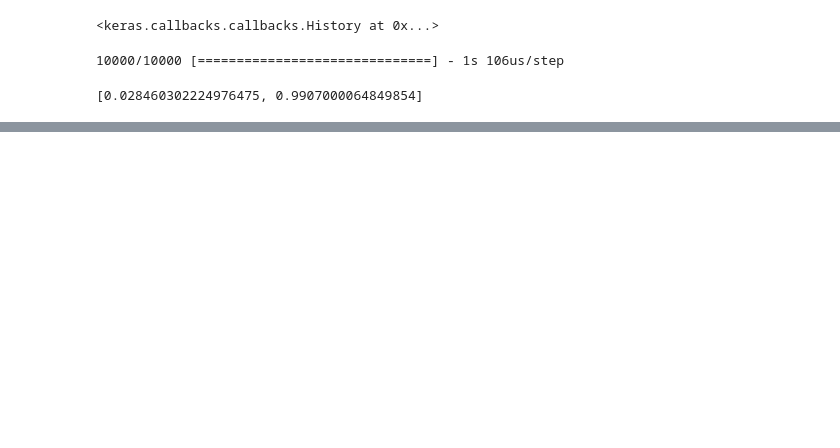
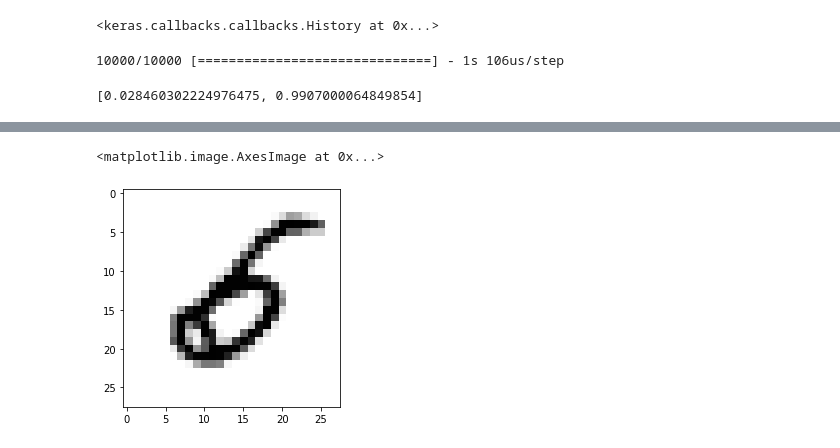
Before and after one commit to SeanScripts/digit-recognizer, a Jupyter notebook: digit_recognizer.ipynb, the cells around one changed output, grey strips where cells are left out. Saved outputs shown, nothing was run; the diff lists cells and outputs as text; code cells hidden in the pictures; blank space fills up the shorter version.

```diff
--- a/digit_recognizer.ipynb
+++ b/digit_recognizer.ipynb
@@ -183,0 +280,6 @@ model3.evaluate(x_test, y_test)
+# %%
+# I swear this is a 6.
+plt.imshow(x_test[9729].reshape(28,28), cmap='Greys')
+# %% [output]
+<matplotlib.image.AxesImage at 0x...>
+[figure, added]
```
Also changed, not shown: parts of 17 cells of this notebook.
